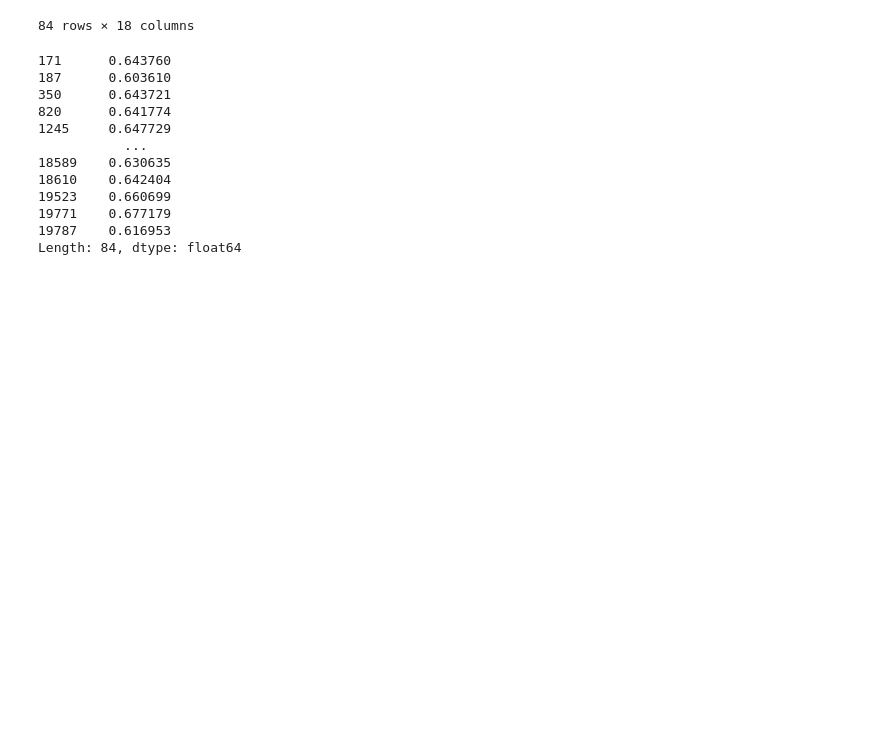
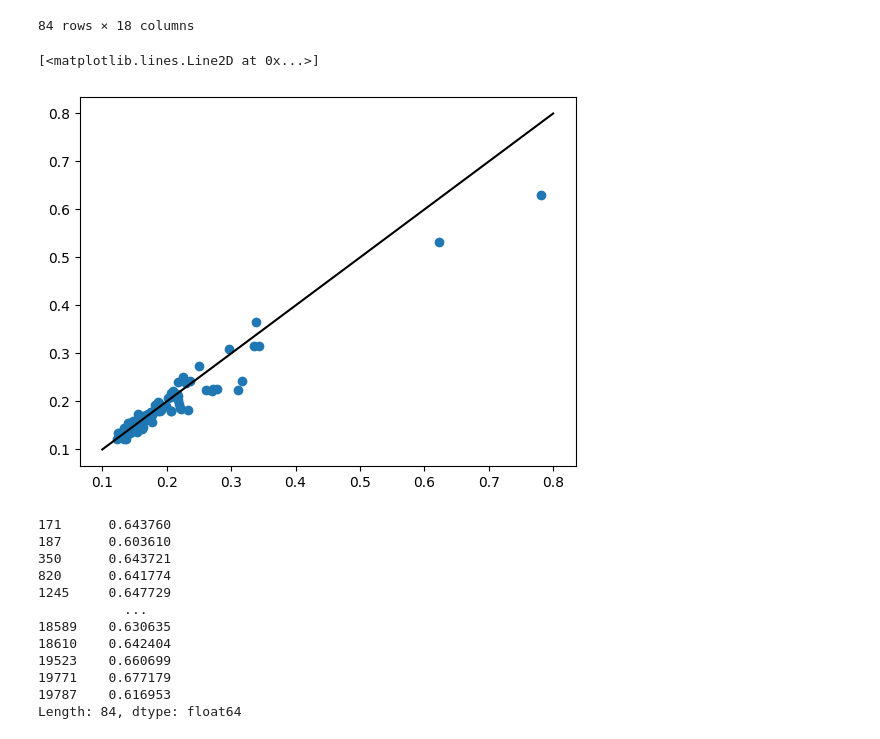
Before and after one commit to pi4imu/magneticum, a Jupyter notebook: spectra_from_photons.ipynb, the cells around one changed output. Saved outputs shown, nothing was run; the diff lists cells and outputs as text; code cells hidden in the pictures; blank space fills up the shorter version.

```diff
--- a/spectra_from_photons.ipynb
+++ b/spectra_from_photons.ipynb
@@ -41,6 +41,16 @@ clusters
 | 19771 | 323 | 0.759637 | 0.387809 | 0.508332 | 0.020783 | 1.912580e+14 | 0.034099 | 0.033707 | 1.272360e+14 | 616.706 | 3.593030e+12 | ... |
 | 19787 | 83 | 0.926032 | 0.822913 | 0.526959 | 0.026050 | 3.766600e+14 | 0.034717 | 0.033992 | 1.682650e+14 | 676.952 | 5.699780e+12 | ... |
 84 rows × 18 columns
+# %%
+R_vir = clusters["Rrel"]*30
+D_A = FlatLambdaCDM(H0=100*0.704, Om0=0.272).angular_diameter_distance(clusters["z_true"])*1000 # kpc
+R_200 = clusters["R200"]/0.704/D_A.value*180/np.pi
+
+plt.scatter(R_vir, R_200)
+plt.plot([0.1,0.8], [0.1,0.8], color='k')
+# %% [output]
+[<matplotlib.lines.Line2D at 0x...>]
+[figure, added]
 # %%
 dd = clusters["R500"]/clusters["R200"]
 dd
```
Also changed, not shown: 8 other files.
